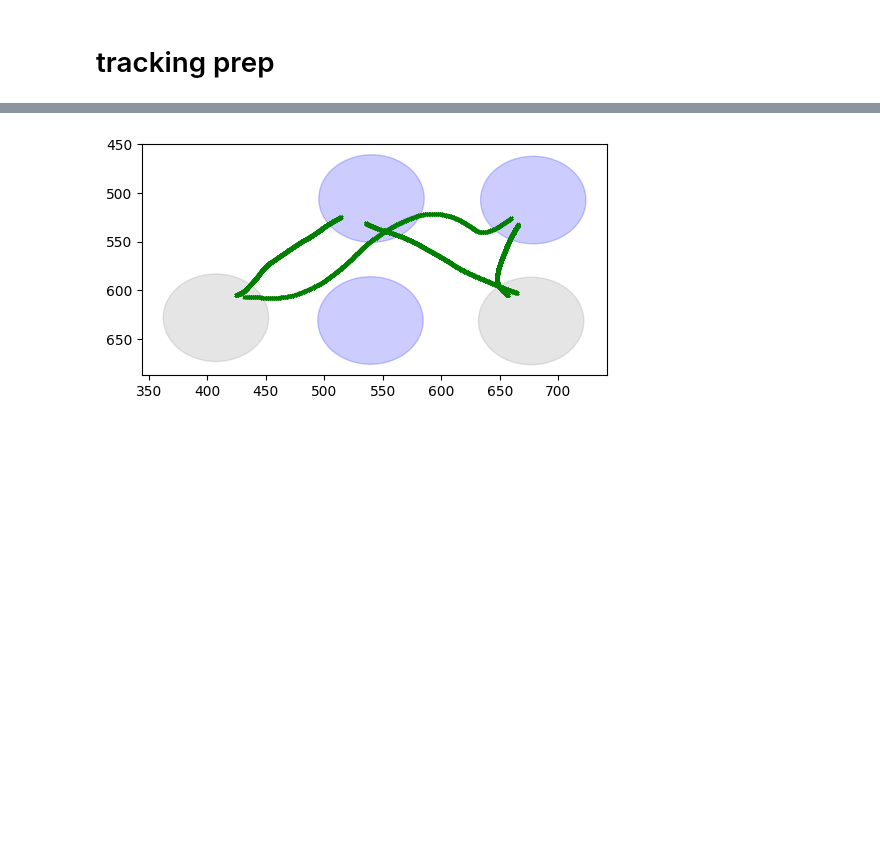
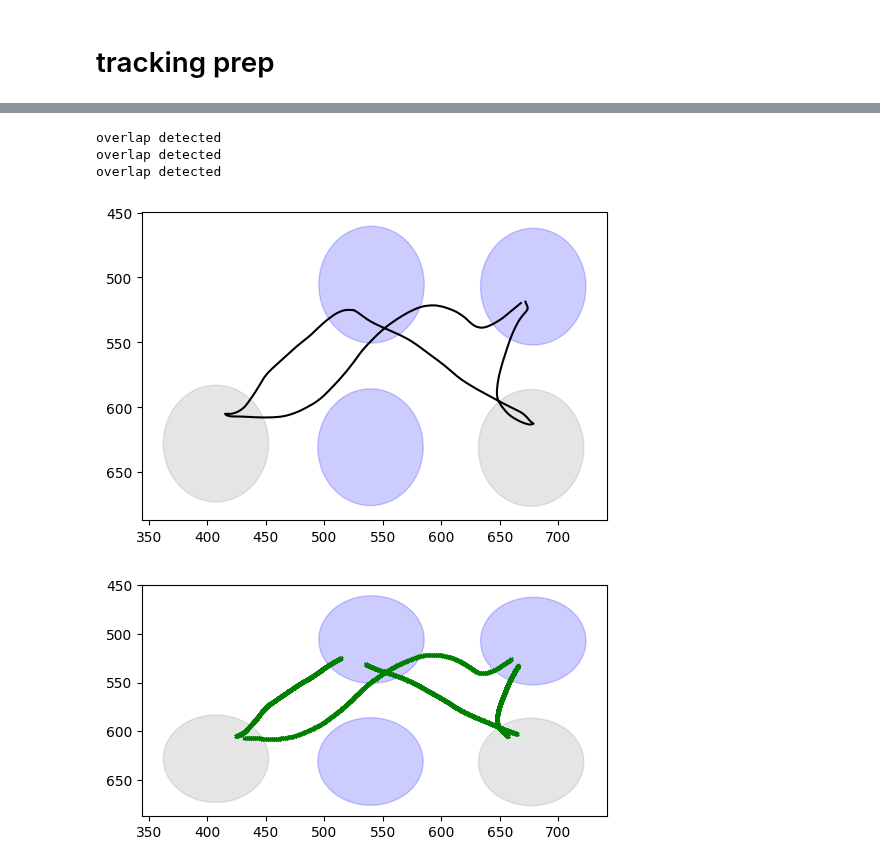
Before and after one commit to EmmettJT/sequences_analyse_PPSeq, a Jupyter notebook: revision_analysis/prioritisation_analysis/Untitled-1.ipynb, the cells around one changed output, grey strips where cells are left out. Drawn from its saved outputs; the diff is of its cells as text; code cells hidden in the pictures; blank space fills up the shorter version.

```diff
--- a/revision_analysis/prioritisation_analysis/Untitled-1.ipynb
+++ b/revision_analysis/prioritisation_analysis/Untitled-1.ipynb
@@ -764,0 +807,27 @@ a_curve1,a_curve2,a_curve3,a_curve4 = find_average_curves(port_centroids,T1_star
+# %%
+# join each curve, join them at the point that they touch, or if they dont touch just join the two ends to each other
+
+new = join_curves(a_curve1, a_curve2,cut = True)
+new = join_curves(new, a_curve3,cut = True)
+new = join_curves(new, a_curve4,cut = True)
+# new += [new[0]]
+
+fig, axs = plt.subplots(1, 1,figsize=(6, 4))
+for ind, ax in enumerate(fig.axes):
+    for index,port_centroid in enumerate(port_centroids):
+        ## define rings around important ports: port 5, port2, port 3, port4
+
+        c = ['blue','grey','blue','grey','blue']
+        circle1 = plt.Circle(port_centroid, radius, color=c[index], alpha = 0.2)
+        ax.add_patch(circle1)
+
+x = [point[0] for point in new]
+y = [point[1] for point in new]
+ax.plot(x, y, '-', color ='black',alpha = 1)
+
+ax.invert_yaxis()
+# %% [output]
+overlap detected
+overlap detected
+overlap detected
+[figure, added]
```
Also changed, not shown: parts of 6 cells of this notebook.
